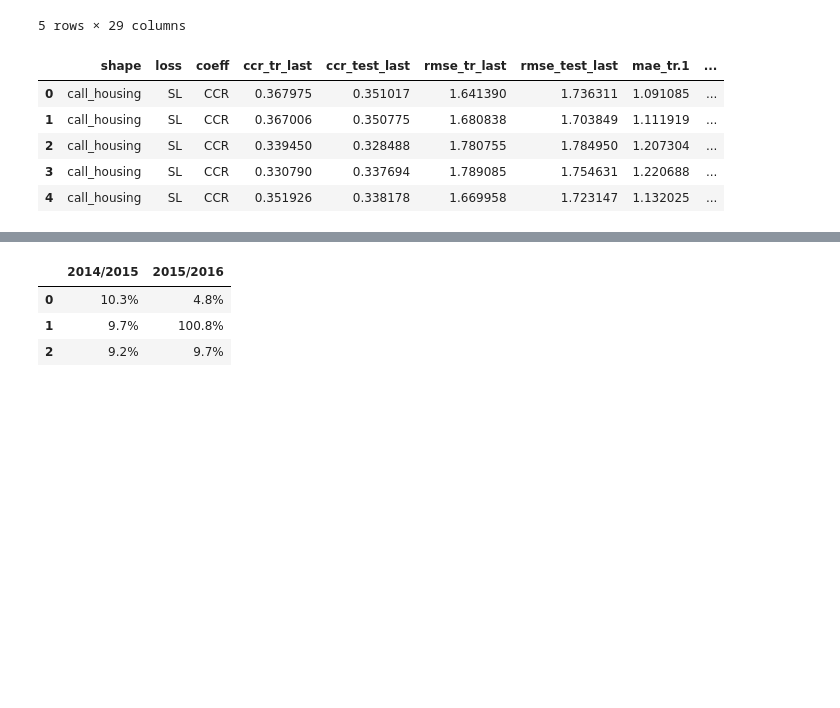
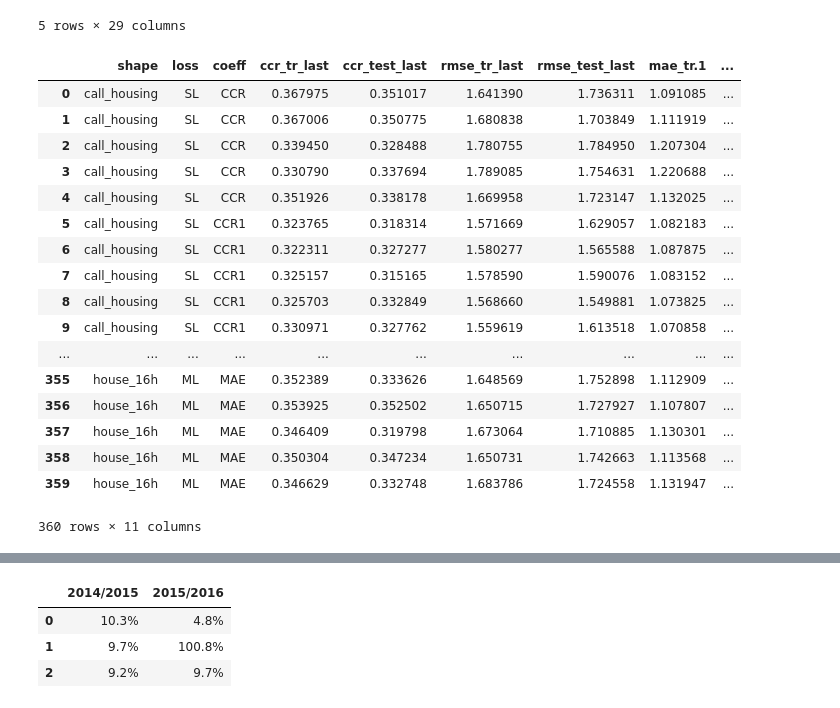
Before and after one commit to ozantezcan/Object-Counting-in-Amazon-Bin-Image-Dataset, a Jupyter notebook: analyze_excel.ipynb, the cells around one changed output, grey strips where cells are left out. Cells and saved outputs as stored; diff of their text form; code cells hidden in the pictures; blank space fills up the shorter version.

```diff
--- a/analyze_excel.ipynb
+++ b/analyze_excel.ipynb
@@ -33,18 +33,38 @@ dfs.head()
 # %%
 # Drop the unnecessary colums
 
 dfs_simple = dfs.drop(['Date', 'num_classes', 'dim', 'hidden', 'lr_init', 'KL'], axis=1)
 dfs_simple.head()
 
 dfs_test = dfs_simple.drop(dfs_simple.columns[3:15], axis=1)
-dfs_test.head()
+
+dfs_benchmark = pd.DataFrame({'shape':['cal_housing', 'cal_housing'],
+                              'loss':['Benchmark' for k in range(2)],
+                              'coeff':['NN', 'Best'],
+                             'ccr_test_last':[.372, .473],
+                            'mae_test.1':[1.05, .74],
+                         })
+
+dfs_test
 # %% [output]
 |  | shape | loss | coeff | ccr_tr_last | ccr_test_last | rmse_tr_last | rmse_test_last | mae_tr.1 | ... |
 | 0 | call_housing | SL | CCR | 0.367975 | 0.351017 | 1.641390 | 1.736311 | 1.091085 | ... |
 | 1 | call_housing | SL | CCR | 0.367006 | 0.350775 | 1.680838 | 1.703849 | 1.111919 | ... |
 | 2 | call_housing | SL | CCR | 0.339450 | 0.328488 | 1.780755 | 1.784950 | 1.207304 | ... |
 | 3 | call_housing | SL | CCR | 0.330790 | 0.337694 | 1.789085 | 1.754631 | 1.220688 | ... |
 | 4 | call_housing | SL | CCR | 0.351926 | 0.338178 | 1.669958 | 1.723147 | 1.132025 | ... |
+| 5 | call_housing | SL | CCR1 | 0.323765 | 0.318314 | 1.571669 | 1.629057 | 1.082183 | ... |
+| 6 | call_housing | SL | CCR1 | 0.322311 | 0.327277 | 1.580277 | 1.565588 | 1.087875 | ... |
+| 7 | call_housing | SL | CCR1 | 0.325157 | 0.315165 | 1.578590 | 1.590076 | 1.083152 | ... |
+| 8 | call_housing | SL | CCR1 | 0.325703 | 0.332849 | 1.568660 | 1.549881 | 1.073825 | ... |
+| 9 | call_housing | SL | CCR1 | 0.330971 | 0.327762 | 1.559619 | 1.613518 | 1.070858 | ... |
+| ... | ... | ... | ... | ... | ... | ... | ... | ... | ... |
+| 355 | house_16h | ML | MAE | 0.352389 | 0.333626 | 1.648569 | 1.752898 | 1.112909 | ... |
+| 356 | house_16h | ML | MAE | 0.353925 | 0.352502 | 1.650715 | 1.727927 | 1.107807 | ... |
+| 357 | house_16h | ML | MAE | 0.346409 | 0.319798 | 1.673064 | 1.710885 | 1.130301 | ... |
+| 358 | house_16h | ML | MAE | 0.350304 | 0.347234 | 1.650731 | 1.742663 | 1.113568 | ... |
+| 359 | house_16h | ML | MAE | 0.346629 | 0.332748 | 1.683786 | 1.724558 | 1.131947 | ... |
+360 rows × 11 columns
 # %%
 dfs_test_mean = dfs_test.groupby(['shape', 'loss', 'coeff']).mean()
 
```
